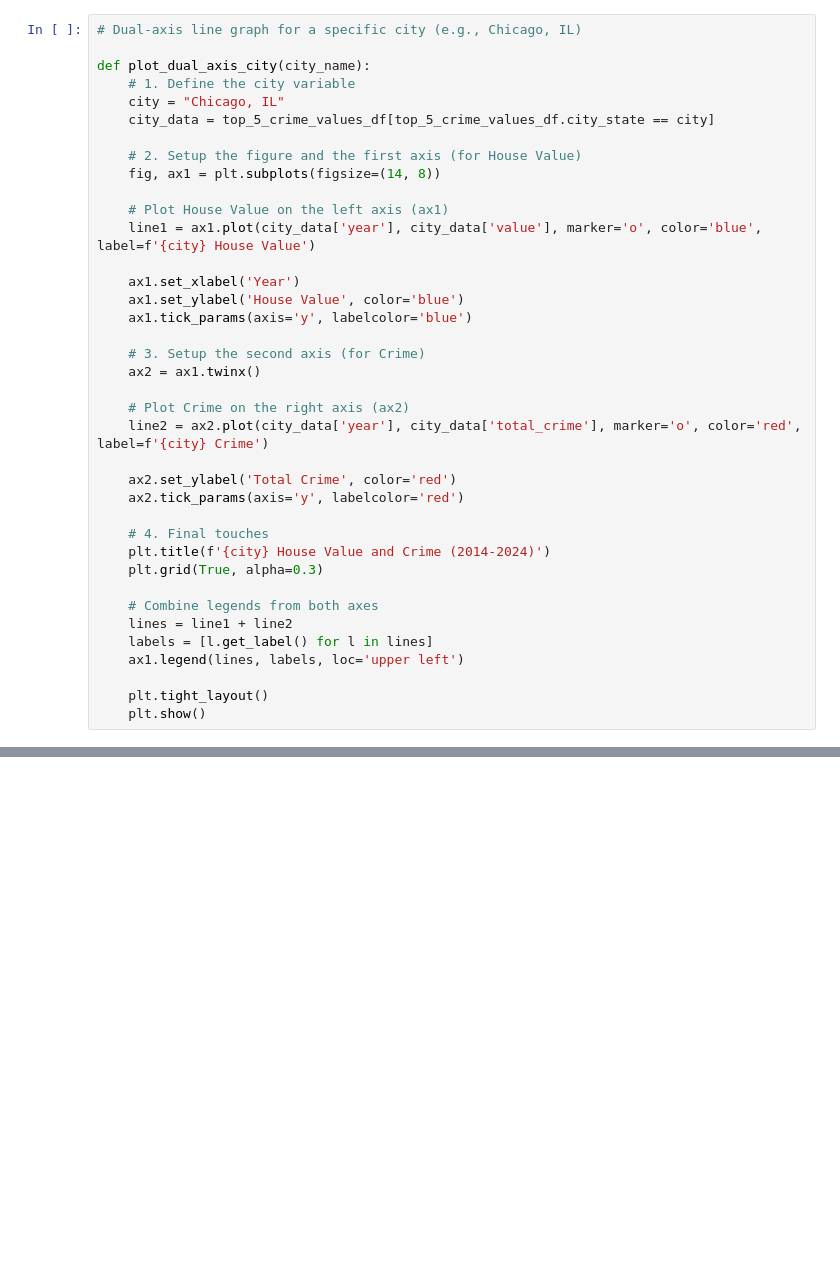
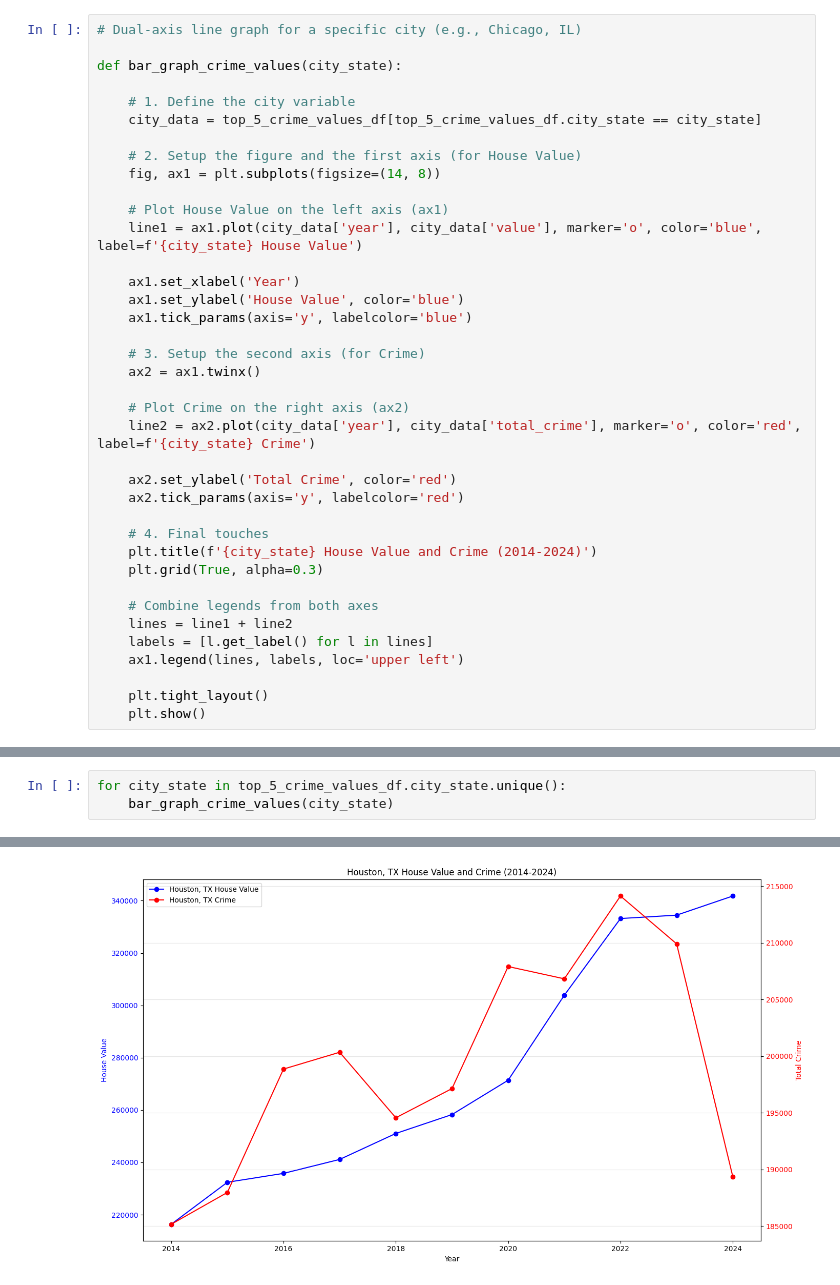
Before and after one commit to ZacharyKim/IS477-project, a Jupyter notebook: data_analysis.ipynb, the cells around one changed output, grey strips where cells are left out. Saved outputs shown, nothing was run; the diff lists cells and outputs as text; blank space fills up the shorter version.

```diff
--- a/data_analysis.ipynb
+++ b/data_analysis.ipynb
@@ -52,16 +55,16 @@ plt.show()
 # %%
 # Dual-axis line graph for a specific city (e.g., Chicago, IL)
 
-def plot_dual_axis_city(city_name):
+def bar_graph_crime_values(city_state):
+
     # 1. Define the city variable
-    city = "Chicago, IL"
-    city_data = top_5_crime_values_df[top_5_crime_values_df.city_state == city]
+    city_data = top_5_crime_values_df[top_5_crime_values_df.city_state == city_state]
 
     # 2. Setup the figure and the first axis (for House Value)
     fig, ax1 = plt.subplots(figsize=(14, 8))
 
     # Plot House Value on the left axis (ax1)
-    line1 = ax1.plot(city_data['year'], city_data['value'], marker='o', color='blue', label=f'{city} House Value')
+    line1 = ax1.plot(city_data['year'], city_data['value'], marker='o', color='blue', label=f'{city_state} House Value')
 
     ax1.set_xlabel('Year')
     ax1.set_ylabel('House Value', color='blue')
@@ -71,13 +74,13 @@ def plot_dual_axis_city(city_name):
     ax2 = ax1.twinx()
 
     # Plot Crime on the right axis (ax2)
-    line2 = ax2.plot(city_data['year'], city_data['total_crime'], marker='o', color='red', label=f'{city} Crime')
+    line2 = ax2.plot(city_data['year'], city_data['total_crime'], marker='o', color='red', label=f'{city_state} Crime')
 
     ax2.set_ylabel('Total Crime', color='red')
     ax2.tick_params(axis='y', labelcolor='red')
 
     # 4. Final touches
-    plt.title(f'{city} House Value and Crime (2014-2024)')
+    plt.title(f'{city_state} House Value and Crime (2014-2024)')
     plt.grid(True, alpha=0.3)
 
     # Combine legends from both axes
@@ -98,0 +93,4 @@ plt.title("Total_Incidents Box Plot")
+# %%
+for city_state in top_5_crime_values_df.city_state.unique():
+    bar_graph_crime_values(city_state)
+# %% [output]
@@ -98,0 +98 @@ plt.title("Total_Incidents Box Plot")
+[figure, added]
```
Also changed, not shown: parts of 10 cells of this notebook.
